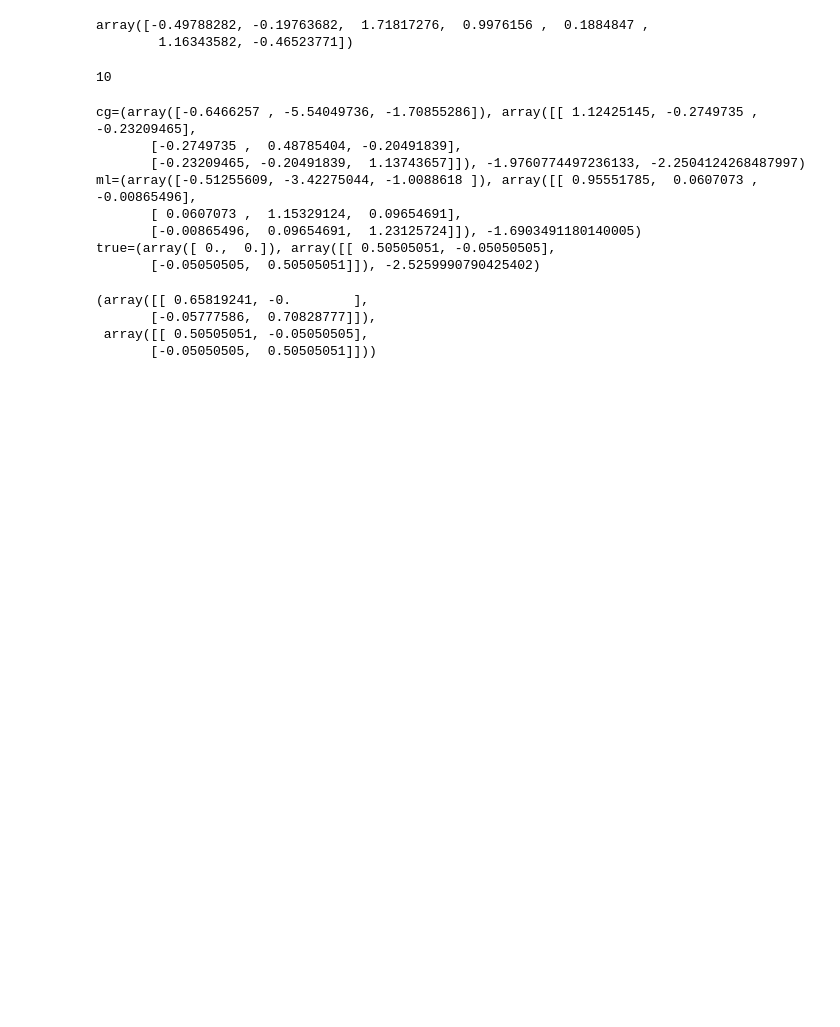
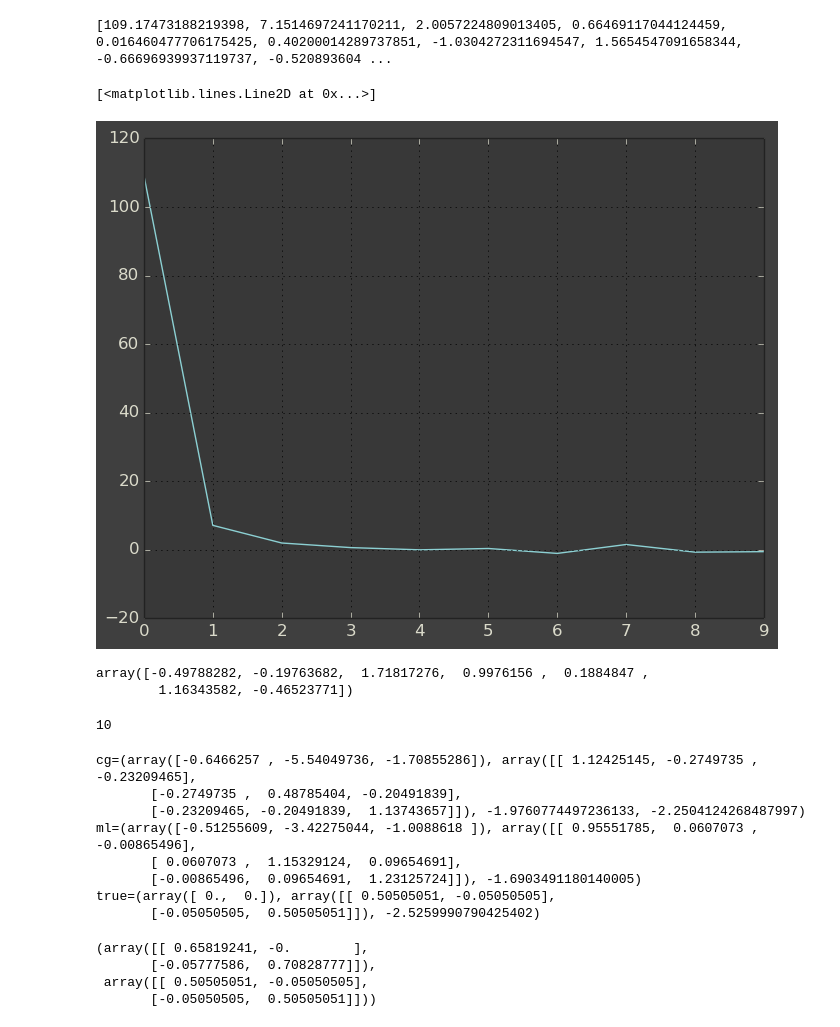
Before and after one commit to mcobzarenco/nce-models, a Jupyter notebook: nce-gauss.ipynb, the cells around one changed output. Drawn from its saved outputs; the diff is of its cells as text; code cells hidden in the pictures; blank space fills up the shorter version.

```diff
--- a/nce-gauss.ipynb
+++ b/nce-gauss.ipynb
@@ -59,3 +223,11 @@ ml=[-0.17788332  0.06832402  0.62467155  0.98724183  0.05862409  1.10519743
+# %%
+lmean[1] = 0
+print(lmedian)
+plot(lmedian)
+# %% [output]
+[109.17473188219398, 7.1514697241170211, 2.0057224809013405, 0.66469117044124459, 0.016460477706175425, 0.40200014289737851, -1.0304272311694547, 1.5654547091658344, -0.66696939937119737, -0.520893604 ...
+[<matplotlib.lines.Line2D at 0x...>]
+[figure, added]
 # %%
 params_to_vec(*est[0])
 # %% [output]
```
Also changed, not shown: parts of 10 cells of this notebook, 1 other file.
